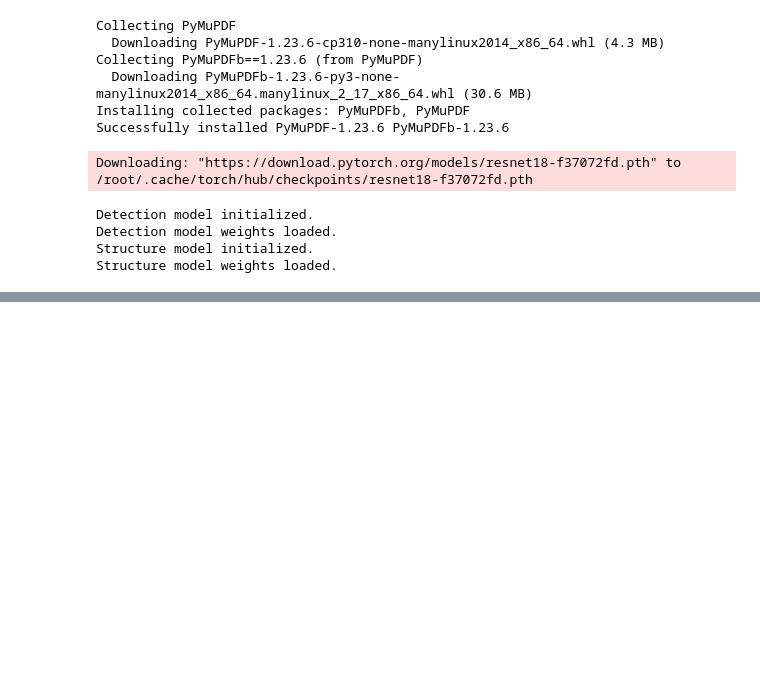
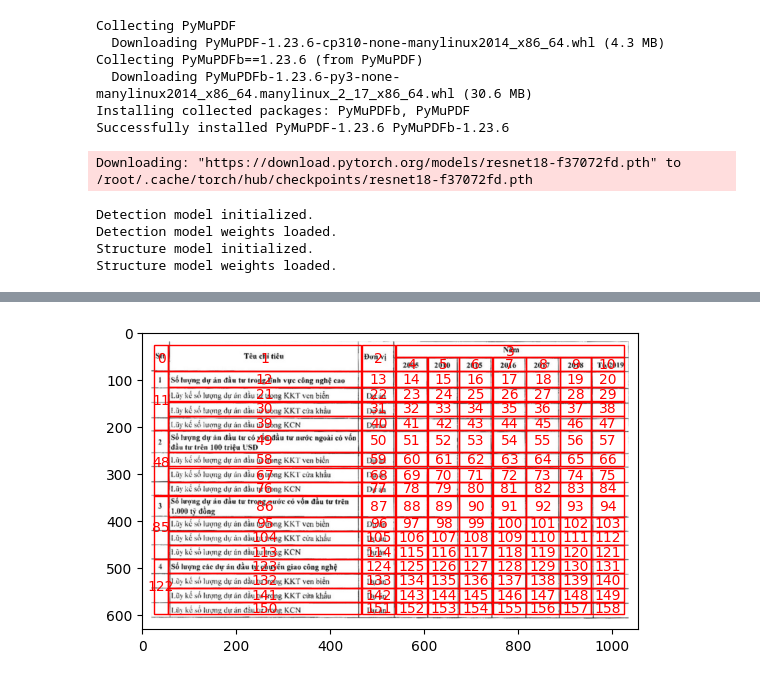
Before and after one commit to HoanChan/TableVision, a Jupyter notebook: Pubtables_Detect.ipynb, the cells around one changed output, grey strips where cells are left out. Drawn from its saved outputs; the diff is of its cells as text; code cells hidden in the pictures; blank space fills up the shorter version.

```diff
--- a/Pubtables_Detect.ipynb
+++ b/Pubtables_Detect.ipynb
@@ -231,0 +246,41 @@ File /content/1.jpg không tồn tại.
+# %%
+import matplotlib.pyplot as plt
+import matplotlib.patches as patches
+def display_bbox(image, cells):
+    fig, ax = plt.subplots(1)
+    ax.imshow(image)
+
+    for index, cell in enumerate(cells):
+        bbox = cell['bbox']
+        rect = patches.Rectangle(bbox[:2], bbox[2]-bbox[0], bbox[3]-bbox[1], linewidth=1, edgecolor='r', facecolor='none')
+        ax.add_patch(rect)
+
+        text_x = (bbox[0] + bbox[2]) / 2
+        text_y = (bbox[1] + bbox[3]) / 2
+        ax.text(text_x, text_y, str(index), color='r', ha='center', va='center')
+
+    plt.show()
+# %%
+def sort_cells_by_position(cells):
+    for a_cells in cells:
+      yield sorted(a_cells, key=lambda x: (x['bbox'][1], x['bbox'][0]))
+# %%
+import cv2
+import numpy
+cells_imgs = []
+for img, extracted_cell in cellsDatas:
+    cells = extracted_cell['cells']
+    # csv = extracted_cell['csv']
+    # html = extracted_cell['html']
+    # display_bbox(img, cells)
+    image = cv2.cvtColor(numpy.array(img), cv2.COLOR_RGB2BGR)
+    # print(cells)
+    for cell in sort_cells_by_position(cells):
+      display_bbox(img, cell)
+      for bbox in cell:
+        x1, y1, x2, y2 = bbox['bbox']
+        cropped_image = image[int(y1):int(y2), int(x1):int(x2)]
+        cells_imgs += [(cropped_image, bbox)]
+        # print(bbox)
+# %% [output]
+[figure, added]
```
Also changed, not shown: parts of 17 cells of this notebook, 1 other file.
